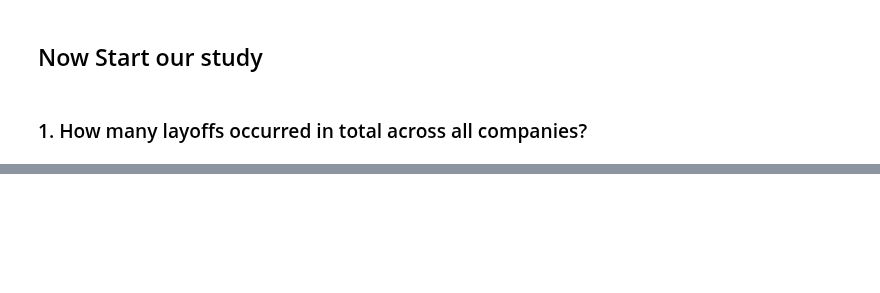
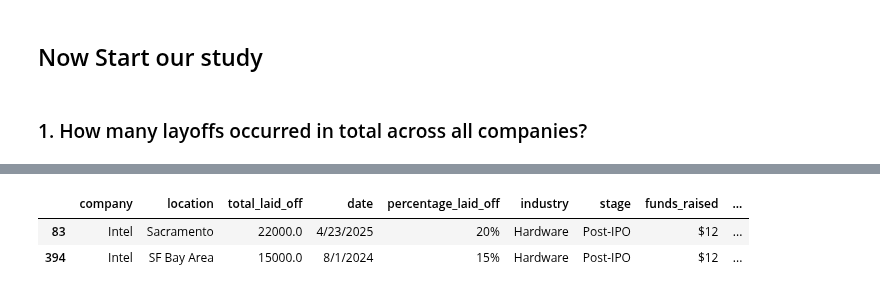
Before and after one commit to neerajcodes888/Recent-Layoffs-Case-Study, a Jupyter notebook: study.ipynb, the cells around one changed output, grey strips where cells are left out. Saved outputs shown, nothing was run; the diff lists cells and outputs as text; code cells hidden in the pictures; blank space fills up the shorter version.

```diff
--- a/study.ipynb
+++ b/study.ipynb
@@ -158,0 +200,6 @@ data.shape
+# %%
+data[data['company']=='Intel']
+# %% [output]
+|  | company | location | total_laid_off | date | percentage_laid_off | industry | stage | funds_raised | ... |
+| 83 | Intel | Sacramento | 22000.0 | 4/23/2025 | 20% | Hardware | Post-IPO | $12 | ... |
+| 394 | Intel | SF Bay Area | 15000.0 | 8/1/2024 | 15% | Hardware | Post-IPO | $12 | ... |
```
Also changed, not shown: parts of 9 cells of this notebook.
